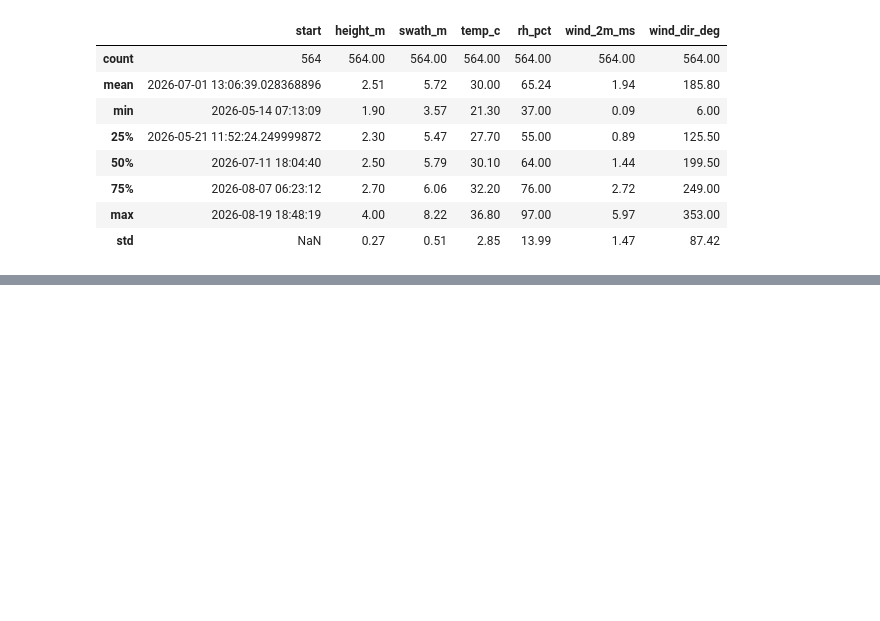
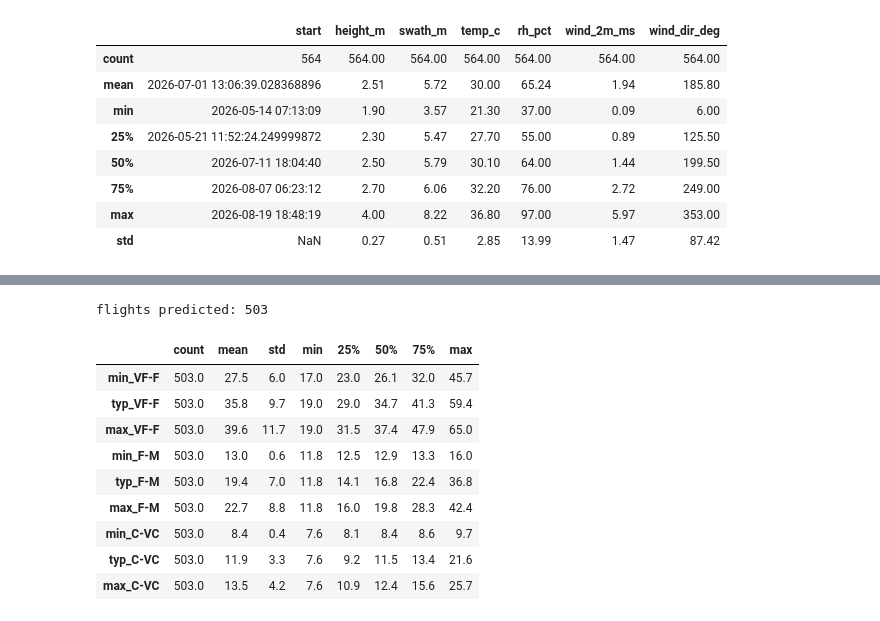
Before and after one commit to ShiharaXcor/AI-Driven-Drone-System-for-Precision-Spraying-in-Sri-Lankan-Tea-Plantations-J26-DS-346, a Jupyter notebook: component2_wind_spraying/validation/suleco_validation.ipynb, the cells around one changed output, grey strips where cells are left out. Cells and saved outputs as stored; diff of their text form; code cells hidden in the pictures; blank space fills up the shorter version.

```diff
--- a/component2_wind_spraying/validation/suleco_validation.ipynb
+++ b/component2_wind_spraying/validation/suleco_validation.ipynb
@@ -79,0 +99,30 @@ matched with weather: 564 of 564
+# %%
+v = m[m["in_range"]].copy()
+headings = np.arange(0, 360, 10)
+
+def drift_all_headings(cls):
+    preds = []
+    for h in headings:
+        cw = v["wind_2m_ms"] * np.abs(np.sin(np.radians(v["wind_dir_deg"] - h)))
+        X = pd.DataFrame({"crosswind_ms": np.clip(cw, 0.5, 6.7), "height_m": v["height_m"], "swath_m": v["swath_m"], "temp_c": v["temp_c"], "rh_pct": v["rh_pct"], "droplet_code": DROPLET_CODE[cls]})
+        preds.append(model.predict(X[FEATURES]))
+    P = np.vstack(preds)
+    return P.min(axis=0), np.median(P, axis=0), P.max(axis=0)
+
+for cls in ["VF-F", "F-M", "C-VC"]:
+    v[f"min_{cls}"], v[f"typ_{cls}"], v[f"max_{cls}"] = drift_all_headings(cls)
+
+print("flights predicted:", len(v))
+v.filter(regex="^(min|typ|max)_").describe().round(1).T
+# %% [output]
+flights predicted: 503
+|  | count | mean | std | min | 25% | 50% | 75% | max |
+| min_VF-F | 503.0 | 27.5 | 6.0 | 17.0 | 23.0 | 26.1 | 32.0 | 45.7 |
+| typ_VF-F | 503.0 | 35.8 | 9.7 | 19.0 | 29.0 | 34.7 | 41.3 | 59.4 |
+| max_VF-F | 503.0 | 39.6 | 11.7 | 19.0 | 31.5 | 37.4 | 47.9 | 65.0 |
+| min_F-M | 503.0 | 13.0 | 0.6 | 11.8 | 12.5 | 12.9 | 13.3 | 16.0 |
+| typ_F-M | 503.0 | 19.4 | 7.0 | 11.8 | 14.1 | 16.8 | 22.4 | 36.8 |
+| max_F-M | 503.0 | 22.7 | 8.8 | 11.8 | 16.0 | 19.8 | 28.3 | 42.4 |
+| min_C-VC | 503.0 | 8.4 | 0.4 | 7.6 | 8.1 | 8.4 | 8.6 | 9.7 |
+| typ_C-VC | 503.0 | 11.9 | 3.3 | 7.6 | 9.2 | 11.5 | 13.4 | 21.6 |
+| max_C-VC | 503.0 | 13.5 | 4.2 | 7.6 | 10.9 | 12.4 | 15.6 | 25.7 |
```
Also changed, not shown: parts of 7 cells of this notebook.
